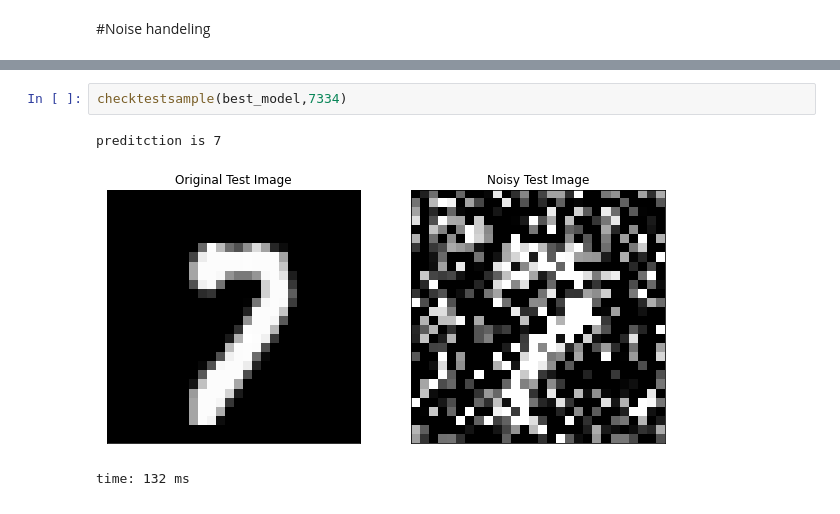
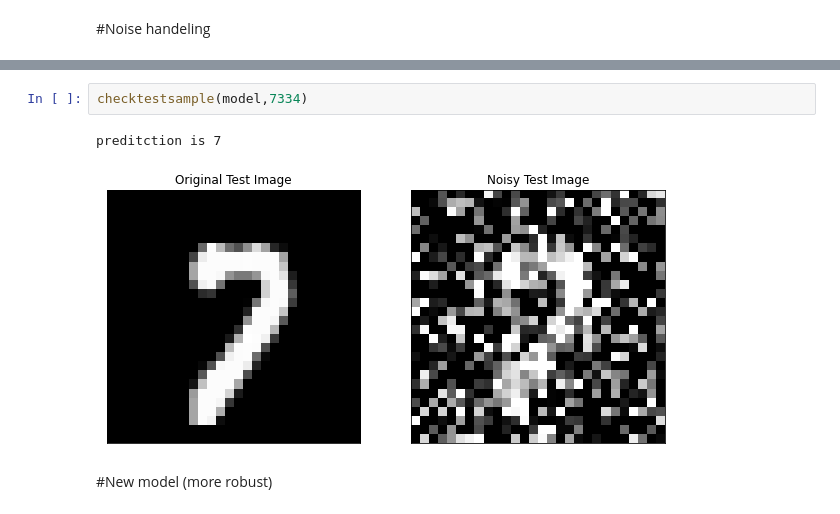
Before and after one commit to mahsaghn/MLP, a Jupyter notebook: mnist_cnn.ipynb, the cells around one changed output, grey strips where cells are left out. Drawn from its saved outputs; the diff is of its cells as text.

Commit message:
create best Robust model

```diff
--- a/mnist_cnn.ipynb
+++ b/mnist_cnn.ipynb
@@ -253,6 +260,7 @@ time: 3.98 ms
 # %%
-checktestsample(best_model,7334)
+checktestsample(model,7334)
 # %% [output]
 preditction is 7
-[figure, old version]
+[figure, new version]
-time: 132 ms
+# %% [markdown]
+#New model (more robust)
```
Also changed, not shown: parts of 16 cells of this notebook.
